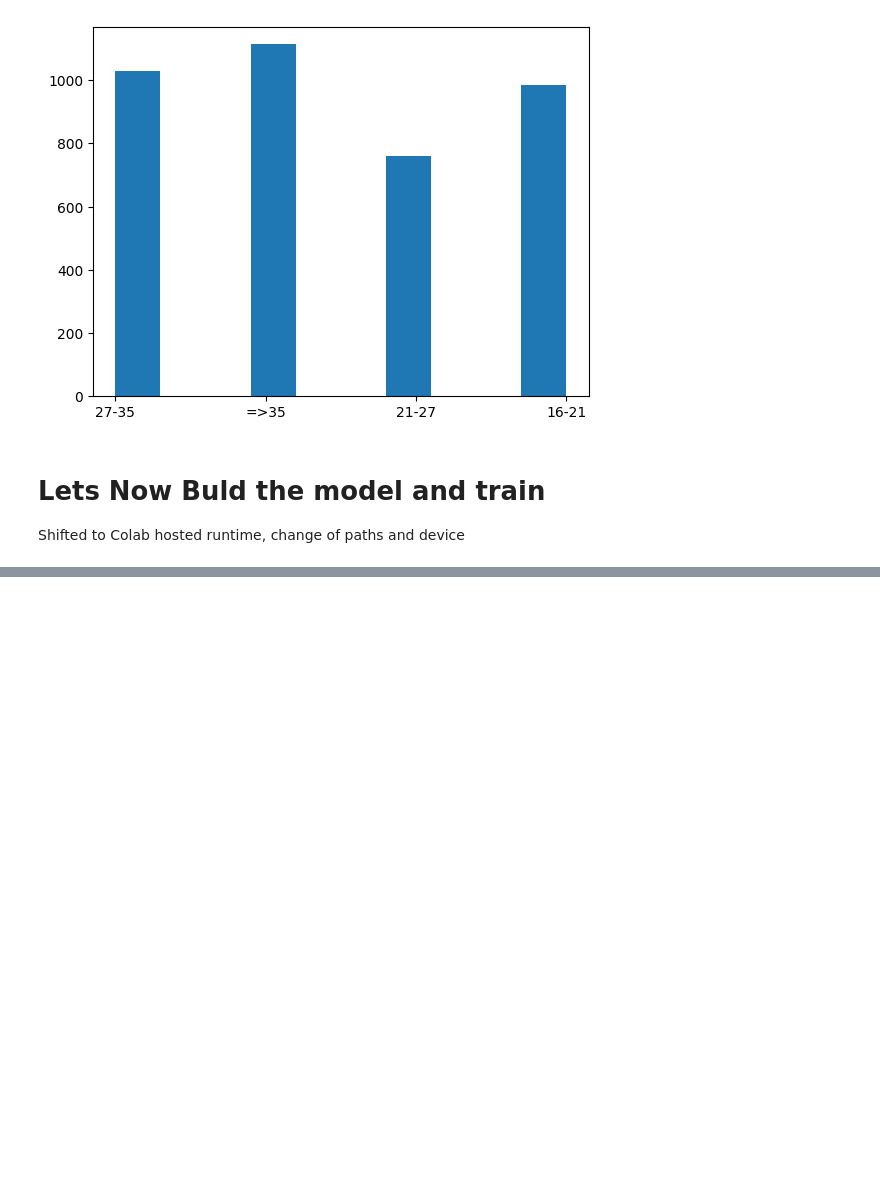
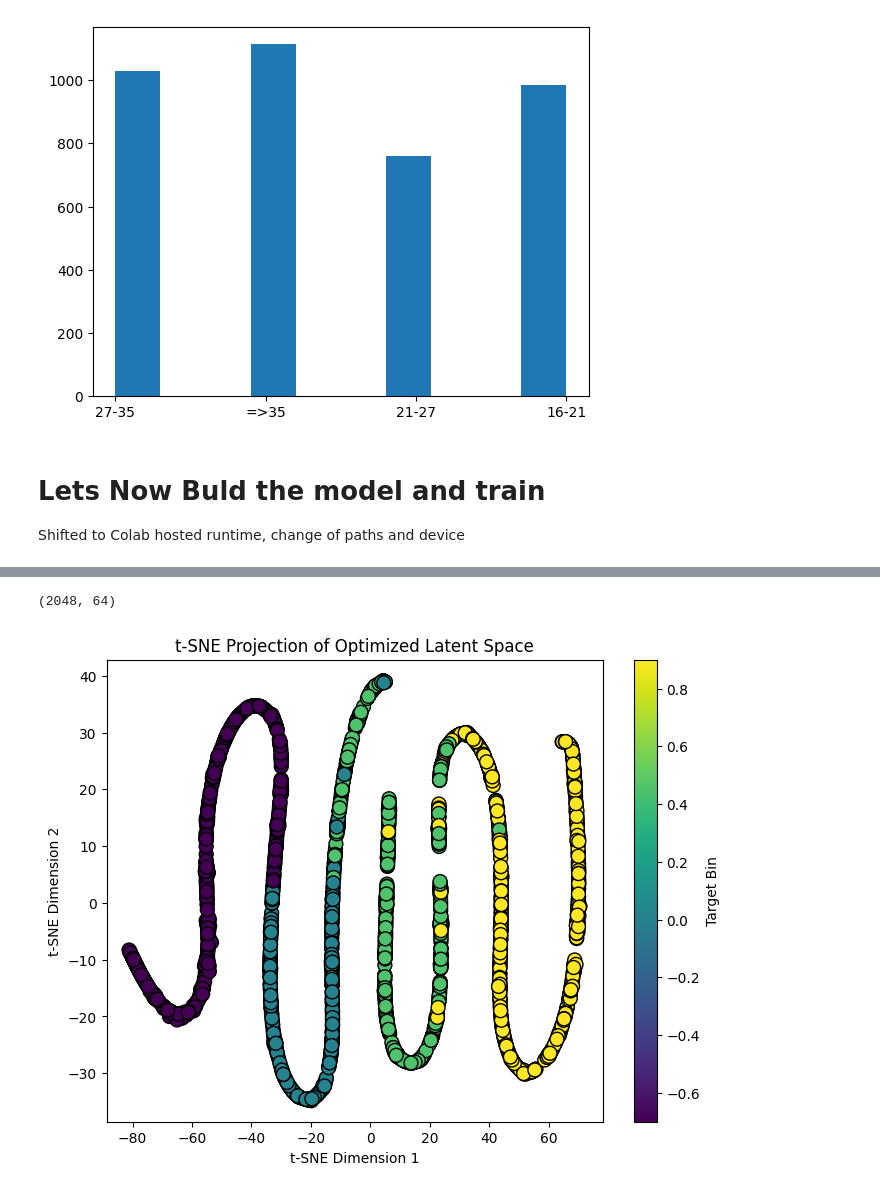
Before and after one commit to pranay8297/Stable-Diffusion-Experiments, a Jupyter notebook: cryptonite_experiments.ipynb, the cells around one changed output, grey strips where cells are left out. Drawn from its saved outputs; the diff is of its cells as text; code cells hidden in the pictures; blank space fills up the shorter version.

Commit message:
This looks good right... T-SNE visualizations looks cool, lets see how it works

```diff
--- a/cryptonite_experiments.ipynb
+++ b/cryptonite_experiments.ipynb
@@ -1270,0 +1277,3 @@ Shifted to Colab hosted runtime, change of paths and device
+# %%
+train_df = pickle.load(open('/content/drive/MyDrive/cryotinite/processed_train_df.pkl', 'rb'))
+valid_df = pickle.load(open('/content/drive/MyDrive/cryotinite/processed_valid_df.pkl', 'rb'))
@@ -1270,0 +1298,10 @@ Shifted to Colab hosted runtime, change of paths and device
+# %%
+mtcnn = MTCNN()
+
+device = torch.device('cuda' if torch.cuda.is_available() else 'cpu')
+if torch.backends.mps.is_available():
+    device = torch.device('mps')
+print(f'Running on device: {device}')
+
+# Create an inception resnet (in eval mode):
+resnet = InceptionResnetV1(pretrained='vggface2', device = device).eval()
@@ -1270,0 +1345,6 @@ Shifted to Colab hosted runtime, change of paths and device
+# %%
+train_ds = EmbDS(train_df)
+valid_ds = EmbDS(valid_df)
+
+x_t, y_t = train_ds[0]
+x_t.shape, y_t
@@ -1270,0 +1727,40 @@ Shifted to Colab hosted runtime, change of paths and device
+# %%
+# Ok, lets do t-SNE between emb column and bin column
+from sklearn.manifold import TSNE
+
+x, y = next(iter(train_dl))
+x = x.to(device)
+y = y.to(torch.float32).to(device)
+mu_pred, log_var_pred = model(x)
+
+# Convert optimized latents to numpy arrays
+mu_np = mu_pred.cpu().detach().numpy()
+targets_np = y.cpu().detach().numpy()
+# targets_np = bins
+
+# Apply t-SNE for 2D projection
+print(mu_np.shape)
+tsne = TSNE(n_components=2, random_state=42, perplexity = 25)
+latent_2d = tsne.fit_transform(mu_np)
+
+# Create plot with color coding by target means
+plt.figure(figsize=(8, 6))
+scatter = plt.scatter(latent_2d[:, 0], latent_2d[:, 1],
+                      c=targets_np, cmap='viridis',
+                      s=100, edgecolor='black')
+
+# Add labels and colorbar
+plt.colorbar(scatter, label='Target Bin')
+plt.title('t-SNE Projection of Optimized Latent Space')
+plt.xlabel('t-SNE Dimension 1')
+plt.ylabel('t-SNE Dimension 2')
+
+# Annotate points with their target means
+# for i, (x, y) in enumerate(latent_2d):
+#     plt.text(x, y, f'{targets_np[i]:.1f}',
+#              ha='center', va='bottom', fontweight='bold')
+
+plt.show()
+# %% [output]
+(2048, 64)
+[figure, added]
```
Also changed, not shown: parts of 25 cells of this notebook.
